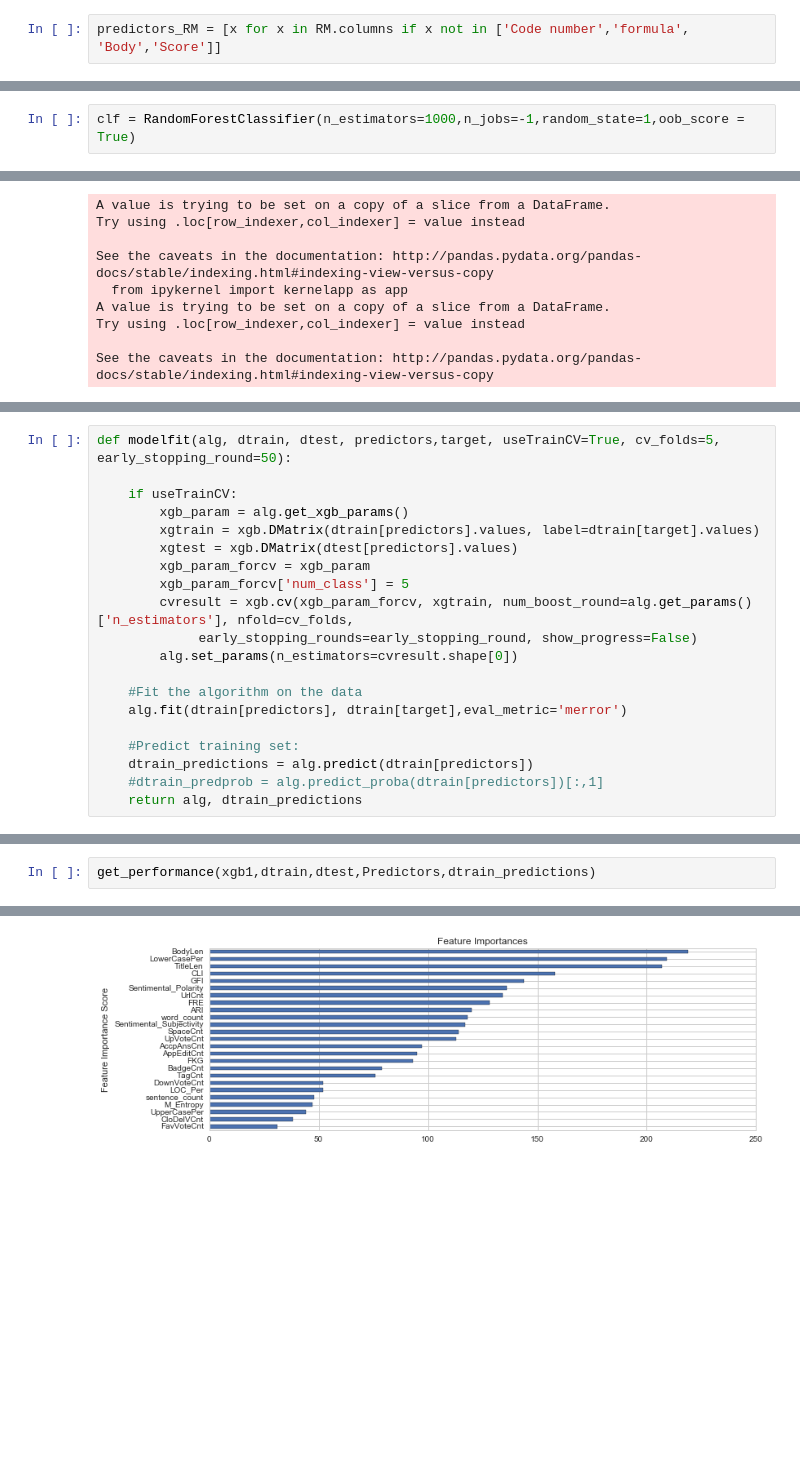
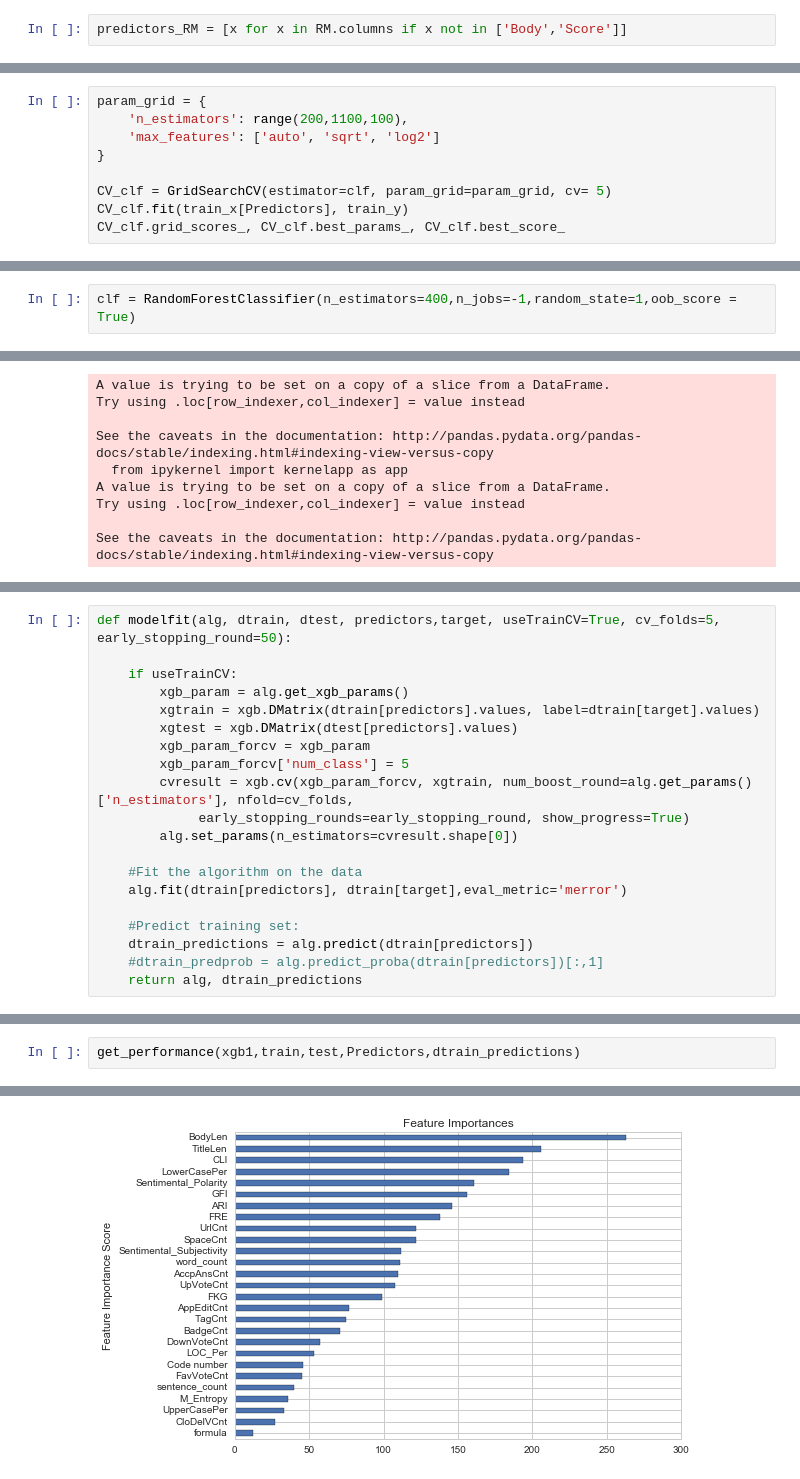
Before and after one commit to jpzhangvincent/StackOverflow-MLproject, a Jupyter notebook: PostQualityPrediction/Prediction.ipynb, the cells around one changed output, grey strips where cells are left out. Drawn from its saved outputs; the diff is of its cells as text; blank space fills up the shorter version.

```diff
--- a/PostQualityPrediction/Prediction.ipynb
+++ b/PostQualityPrediction/Prediction.ipynb
@@ -68,7 +68,7 @@ RM.shape
 # %% [output]
 (75067, 13)
 # %%
-predictors_RM = [x for x in RM.columns if x not in ['Code number','formula', 'Body','Score']]
+predictors_RM = [x for x in RM.columns if x not in ['Body','Score']]
 # %%
 RM[predictors_RM].head()
 # %% [output]
@@ -220,3 +217,12 @@ train_y.value_counts(),  test_y.value_counts()
  Name: Class, dtype: int64)
 # %%
 from sklearn.ensemble import RandomForestClassifier
+# %%
+param_grid = {
+    'n_estimators': range(200,1100,100),
+    'max_features': ['auto', 'sqrt', 'log2']
+}
+
+CV_clf = GridSearchCV(estimator=clf, param_grid=param_grid, cv= 5)
+CV_clf.fit(train_x[Predictors], train_y)
+CV_clf.grid_scores_, CV_clf.best_params_, CV_clf.best_score_
@@ -223,5 +247,5 @@ from sklearn.ensemble import RandomForestClassifier
 # %%
-clf = RandomForestClassifier(n_estimators=1000,n_jobs=-1,random_state=1,oob_score = True)
+clf = RandomForestClassifier(n_estimators=400,n_jobs=-1,random_state=1,oob_score = True)
 # %%
 clf.fit(train_x[Predictors], train_y)
 # %% [output]
@@ -304,7 +328,7 @@ def modelfit(alg, dtrain, dtest, predictors,target, useTrainCV=True, cv_folds=5,
         xgb_param_forcv = xgb_param
         xgb_param_forcv['num_class'] = 5
         cvresult = xgb.cv(xgb_param_forcv, xgtrain, num_boost_round=alg.get_params()['n_estimators'], nfold=cv_folds,
-             early_stopping_rounds=early_stopping_round, show_progress=False)
+             early_stopping_rounds=early_stopping_round, show_progress=True)
         alg.set_params(n_estimators=cvresult.shape[0])
 
     #Fit the algorithm on the data
@@ -342,6 +381,6 @@ def get_performance(xgbmodel,dtrain,dtest,predictors,dtrain_predictions):
     feat_imp.plot(kind='barh', title='Feature Importances').invert_yaxis()
     plt.ylabel('Feature Importance Score')
 # %%
-get_performance(xgb1,dtrain,dtest,Predictors,dtrain_predictions)
+get_performance(xgb1,train,test,Predictors,dtrain_predictions)
 # %% [output]
 Model Report
@@ -350 +396 @@ Test accuracy : 0.6403
-[figure, old version]
+[figure, new version]
```
Also changed, not shown: parts of 38 cells of this notebook.
